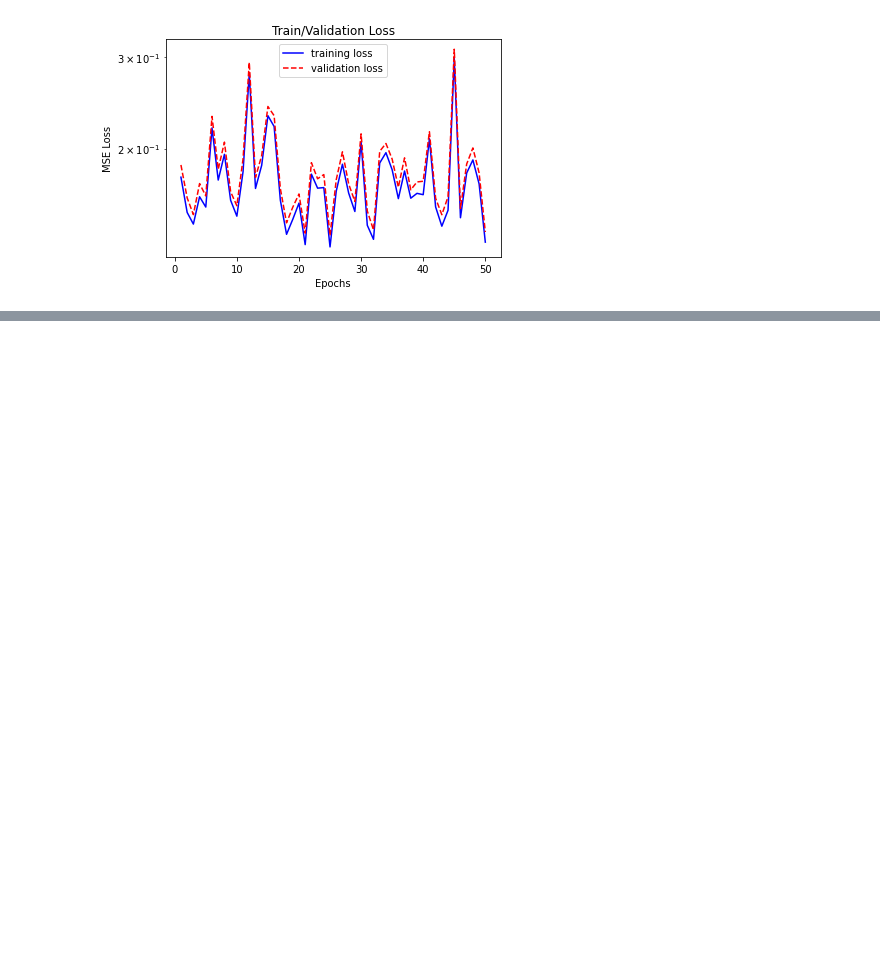
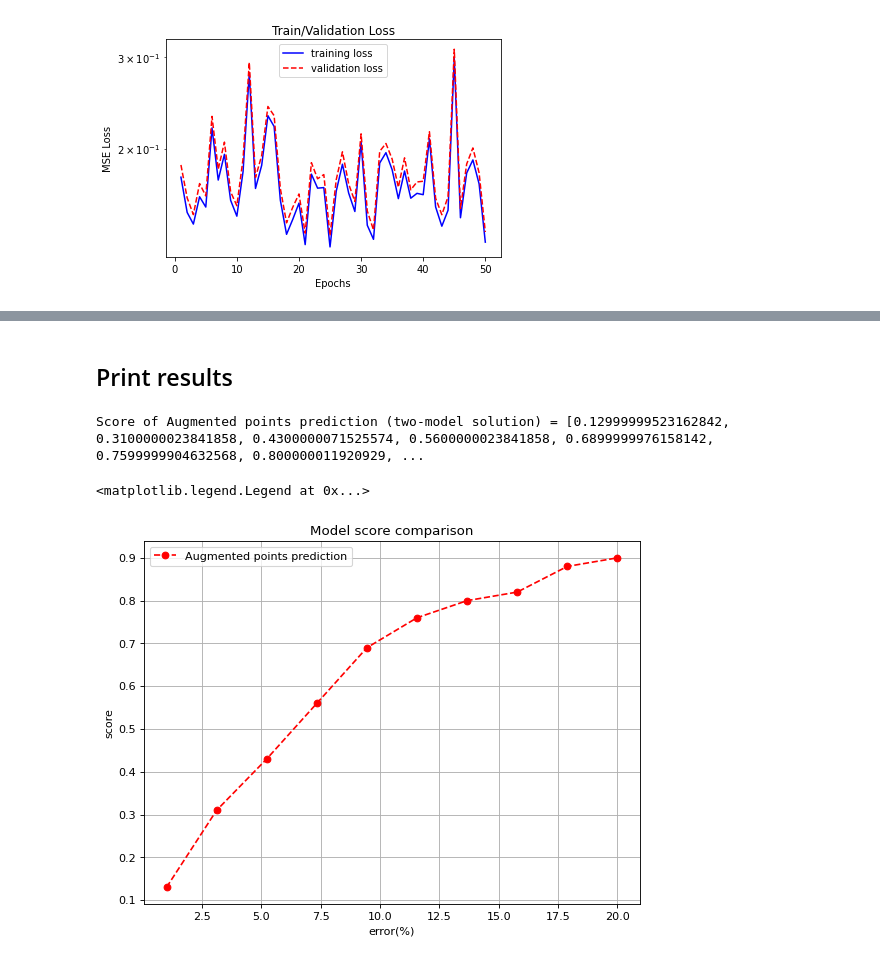
Before and after one commit to ShaoKAi100812/Pendant_Drop_Tensiometry_Prediction, a Jupyter notebook: main_augmentation.ipynb, the cells around one changed output, grey strips where cells are left out. Saved outputs shown, nothing was run; the diff lists cells and outputs as text; code cells hidden in the pictures; blank space fills up the shorter version.

```diff
--- a/main_augmentation.ipynb
+++ b/main_augmentation.ipynb
@@ -731,0 +794,10 @@ Score of Augmented points prediction (two-model solution) = [0.744865357875824,
+# %%
+# load model
+PATH_CAL = os.path.join(os.getcwd(), "model_cal_augmentation.pt")
+model_physics_trained = torch.load(PATH_CAL, map_location='cpu')
+
+# make prediction
+test2 = model_physics_trained(test1)
+print(test2.shape)
+print(test2[1:10])
+print(y[1:10])
@@ -731,0 +824,27 @@ Score of Augmented points prediction (two-model solution) = [0.744865357875824,
+# %% [markdown]
+## Print results
+# %%
+# set error margin to count as accurate
+error_list = torch.linspace(0.01, 0.20, steps=10)
+
+def score_cal(x, y, error):
+    diff = ~abs((x-y)/y).gt(error)
+    count = diff[:, 0]
+    return count.sum()/len(count)
+
+score_list_test = []
+for i in range(len(error_list)):
+    score_list_test.append(score_cal(test2, y, error_list[i]).item())
+
+print("Score of Augmented points prediction (two-model solution) =", score_list_test)
+plt.figure(figsize=(8, 6), dpi=80)
+plt.plot(error_list*100 , score_list_test, 'or--', label='Augmented points prediction')
+plt.xlabel('error(%)')
+plt.ylabel('score')
+plt.title('Model score comparison')
+plt.grid()
+plt.legend()
+# %% [output]
+Score of Augmented points prediction (two-model solution) = [0.12999999523162842, 0.3100000023841858, 0.4300000071525574, 0.5600000023841858, 0.6899999976158142, 0.7599999904632568, 0.800000011920929, ...
+<matplotlib.legend.Legend at 0x...>
+[figure, added]
```
Also changed, not shown: parts of 14 cells of this notebook.
